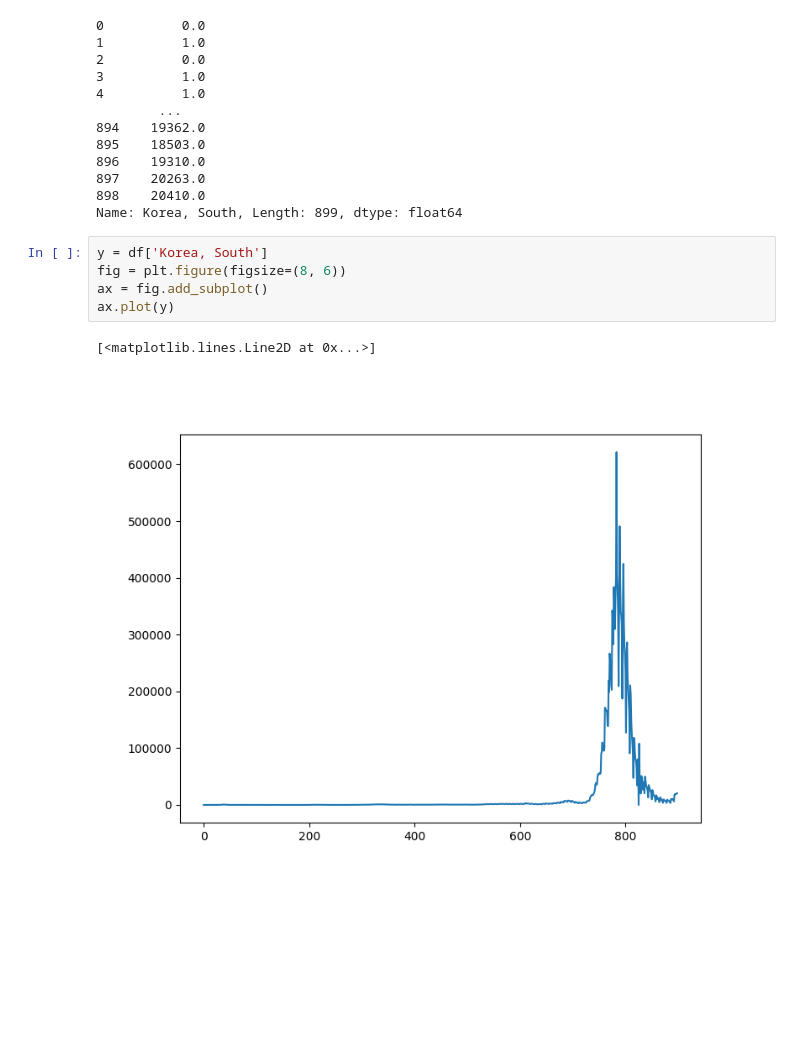
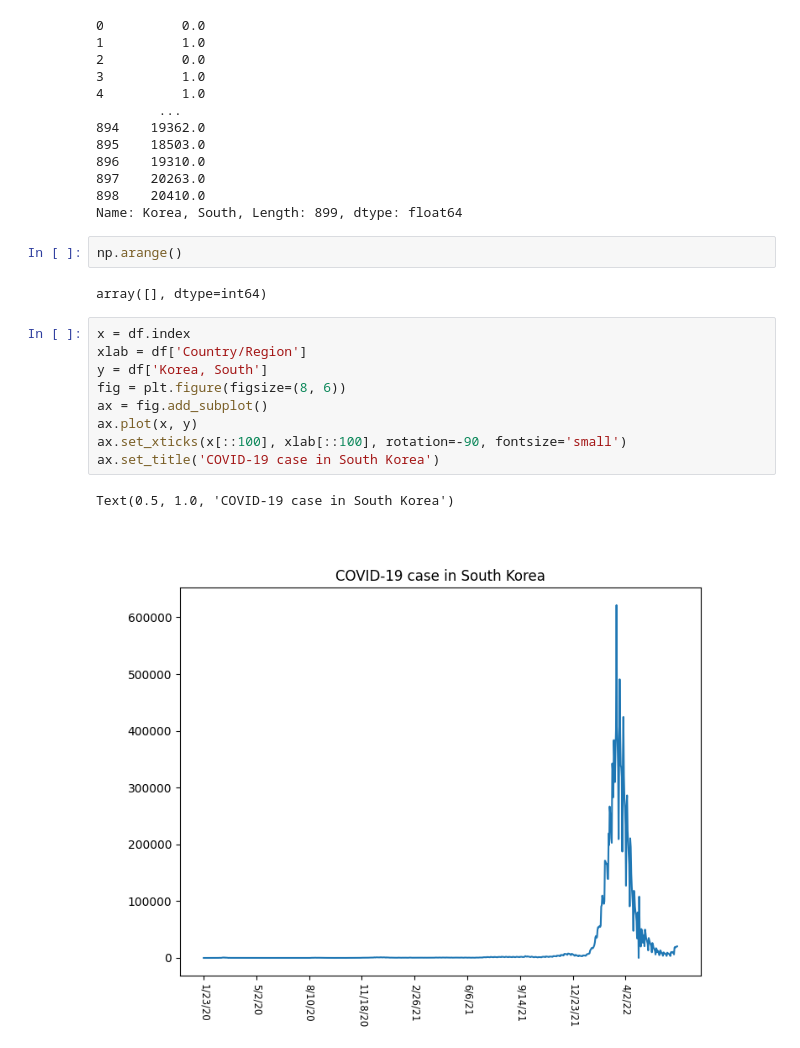
Before and after one commit to munhyunsu/Hobby, a Jupyter notebook: Lectures/2022-DataAnalysis-ChungnamScienceHighSchool/Case2.ipynb, the cells around one changed output. Drawn from its saved outputs; the diff is of its cells as text; blank space fills up the shorter version.

Commit message:
Korea xticks

```diff
--- a/Lectures/2022-DataAnalysis-ChungnamScienceHighSchool/Case2.ipynb
+++ b/Lectures/2022-DataAnalysis-ChungnamScienceHighSchool/Case2.ipynb
@@ -148,11 +163,19 @@ df['Korea, South']
 897    20263.0
 898    20410.0
 Name: Korea, South, Length: 899, dtype: float64
+# %%
+np.arange()
+# %% [output]
+array([], dtype=int64)
 # %%
+x = df.index
+xlab = df['Country/Region']
 y = df['Korea, South']
 fig = plt.figure(figsize=(8, 6))
 ax = fig.add_subplot()
-ax.plot(y)
+ax.plot(x, y)
+ax.set_xticks(x[::100], xlab[::100], rotation=-90, fontsize='small')
+ax.set_title('COVID-19 case in South Korea')
 # %% [output]
-[<matplotlib.lines.Line2D at 0x...>]
+Text(0.5, 1.0, 'COVID-19 case in South Korea')
-[figure, old version]
+[figure, new version]
```
Also changed, not shown: parts of 1 cell of this notebook.
